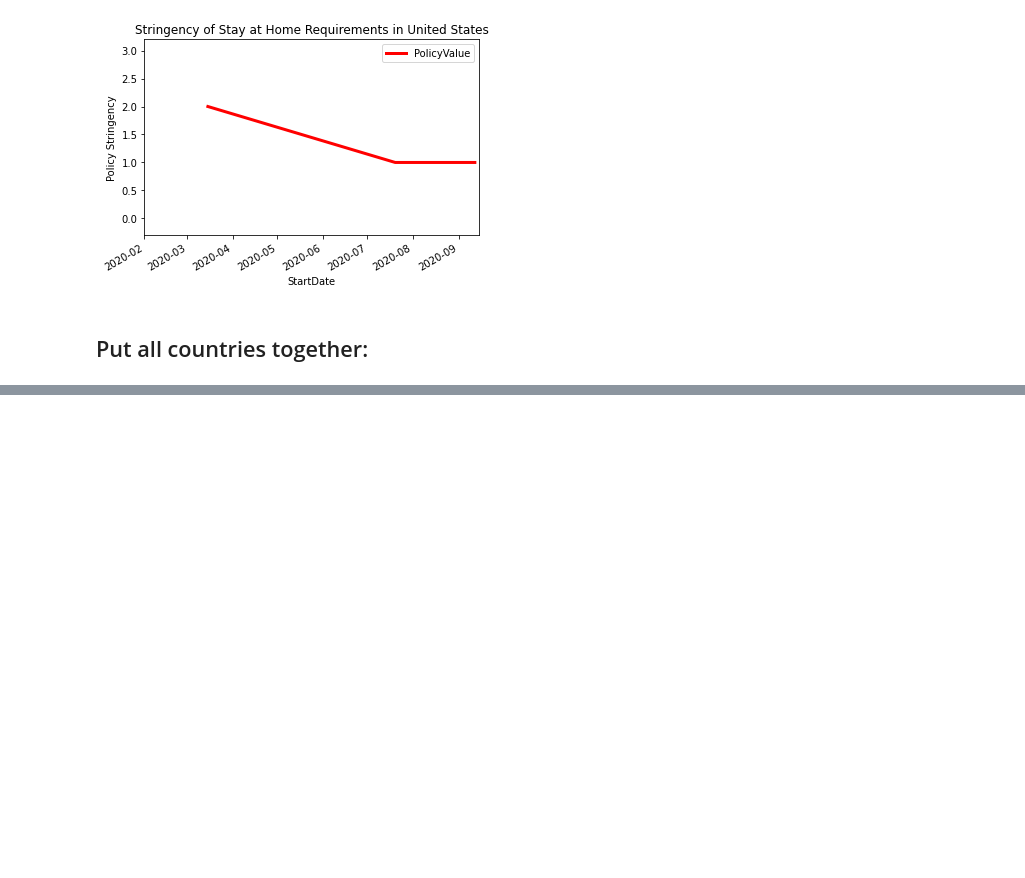
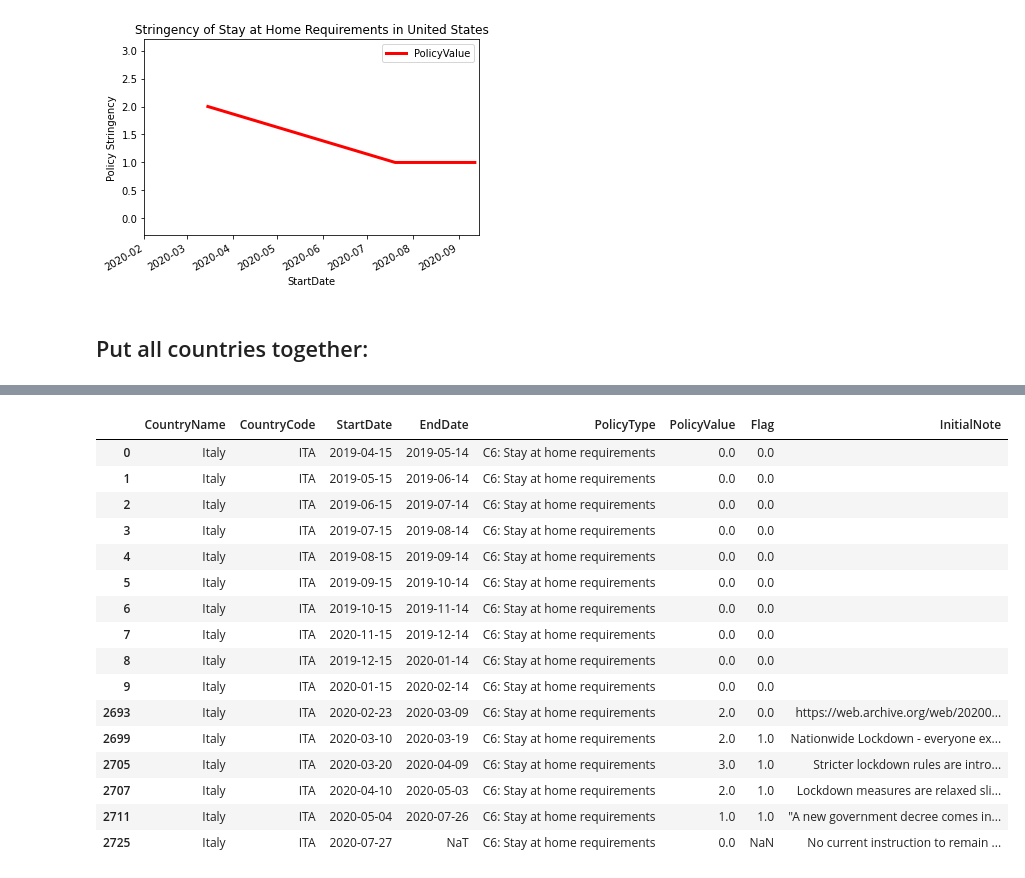
Before and after one commit to ksaslow/sad-song, a Jupyter notebook: ox_covid_test.ipynb, the cells around one changed output, grey strips where cells are left out. Saved outputs shown, nothing was run; the diff lists cells and outputs as text; code cells hidden in the pictures; blank space fills up the shorter version.

```diff
--- a/ox_covid_test.ipynb
+++ b/ox_covid_test.ipynb
@@ -396,0 +474,20 @@ plt.show()
+# %%
+italy_extended
+# %% [output]
+|  | CountryName | CountryCode | StartDate | EndDate | PolicyType | PolicyValue | Flag | InitialNote |
+| 0 | Italy | ITA | 2019-04-15 | 2019-05-14 | C6: Stay at home requirements | 0.0 | 0.0 |  |
+| 1 | Italy | ITA | 2019-05-15 | 2019-06-14 | C6: Stay at home requirements | 0.0 | 0.0 |  |
+| 2 | Italy | ITA | 2019-06-15 | 2019-07-14 | C6: Stay at home requirements | 0.0 | 0.0 |  |
+| 3 | Italy | ITA | 2019-07-15 | 2019-08-14 | C6: Stay at home requirements | 0.0 | 0.0 |  |
+| 4 | Italy | ITA | 2019-08-15 | 2019-09-14 | C6: Stay at home requirements | 0.0 | 0.0 |  |
+| 5 | Italy | ITA | 2019-09-15 | 2019-10-14 | C6: Stay at home requirements | 0.0 | 0.0 |  |
+| 6 | Italy | ITA | 2019-10-15 | 2019-11-14 | C6: Stay at home requirements | 0.0 | 0.0 |  |
+| 7 | Italy | ITA | 2020-11-15 | 2019-12-14 | C6: Stay at home requirements | 0.0 | 0.0 |  |
+| 8 | Italy | ITA | 2019-12-15 | 2020-01-14 | C6: Stay at home requirements | 0.0 | 0.0 |  |
+| 9 | Italy | ITA | 2020-01-15 | 2020-02-14 | C6: Stay at home requirements | 0.0 | 0.0 |  |
+| 2693 | Italy | ITA | 2020-02-23 | 2020-03-09 | C6: Stay at home requirements | 2.0 | 0.0 | https://web.archive.org/web/20200... |
+| 2699 | Italy | ITA | 2020-03-10 | 2020-03-19 | C6: Stay at home requirements | 2.0 | 1.0 | Nationwide Lockdown - everyone ex... |
+| 2705 | Italy | ITA | 2020-03-20 | 2020-04-09 | C6: Stay at home requirements | 3.0 | 1.0 | Stricter lockdown rules are intro... |
+| 2707 | Italy | ITA | 2020-04-10 | 2020-05-03 | C6: Stay at home requirements | 2.0 | 1.0 | Lockdown measures are relaxed sli... |
+| 2711 | Italy | ITA | 2020-05-04 | 2020-07-26 | C6: Stay at home requirements | 1.0 | 1.0 | "A new government decree comes in... |
+| 2725 | Italy | ITA | 2020-07-27 | NaT | C6: Stay at home requirements | 0.0 | NaN | No current instruction to remain ... |
```
Also changed, not shown: parts of 21 cells of this notebook.
